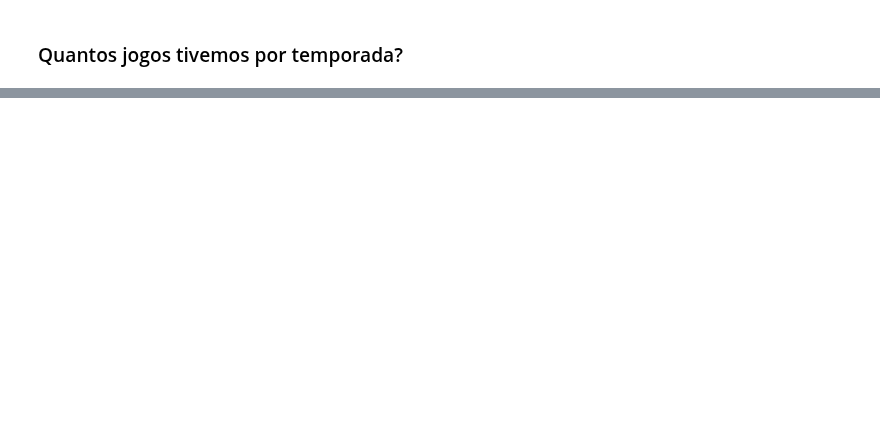
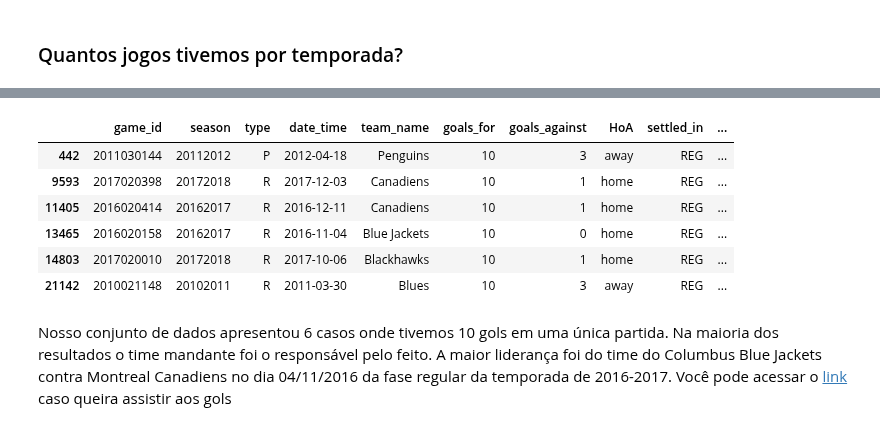
Before and after one commit to DanOakStats/NHL, a Jupyter notebook: eda_data.ipynb, the cells around one changed output, grey strips where cells are left out. Saved outputs shown, nothing was run; the diff lists cells and outputs as text; code cells hidden in the pictures; blank space fills up the shorter version.

```diff
--- a/eda_data.ipynb
+++ b/eda_data.ipynb
@@ -344,0 +426,12 @@ Name: season, dtype: int64
+# %%
+nhl_eda[nhl_eda['goals_for'] == 10]
+# %% [output]
+|  | game_id | season | type | date_time | team_name | goals_for | goals_against | HoA | settled_in | ... |
+| 442 | 2011030144 | 20112012 | P | 2012-04-18 | Penguins | 10 | 3 | away | REG | ... |
+| 9593 | 2017020398 | 20172018 | R | 2017-12-03 | Canadiens | 10 | 1 | home | REG | ... |
+| 11405 | 2016020414 | 20162017 | R | 2016-12-11 | Canadiens | 10 | 1 | home | REG | ... |
+| 13465 | 2016020158 | 20162017 | R | 2016-11-04 | Blue Jackets | 10 | 0 | home | REG | ... |
+| 14803 | 2017020010 | 20172018 | R | 2017-10-06 | Blackhawks | 10 | 1 | home | REG | ... |
+| 21142 | 2010021148 | 20102011 | R | 2011-03-30 | Blues | 10 | 3 | away | REG | ... |
+# %% [markdown]
+Nosso conjunto de dados apresentou 6 casos onde tivemos 10 gols em uma única partida. Na maioria dos resultados o time mandante foi o responsável pelo feito. A maior liderança foi do time do Columbus Blue Jackets contra Montreal Canadiens no dia 04/11/2016 da fase regular da temporada de 2016-2017. Você pode acessar o [link](https://www.nhl.com/bluejackets/video/recap-mtl-0-cbj-10/t-277437100/c-46026003) caso queira assistir aos gols
```
Also changed, not shown: parts of 16 cells of this notebook.
